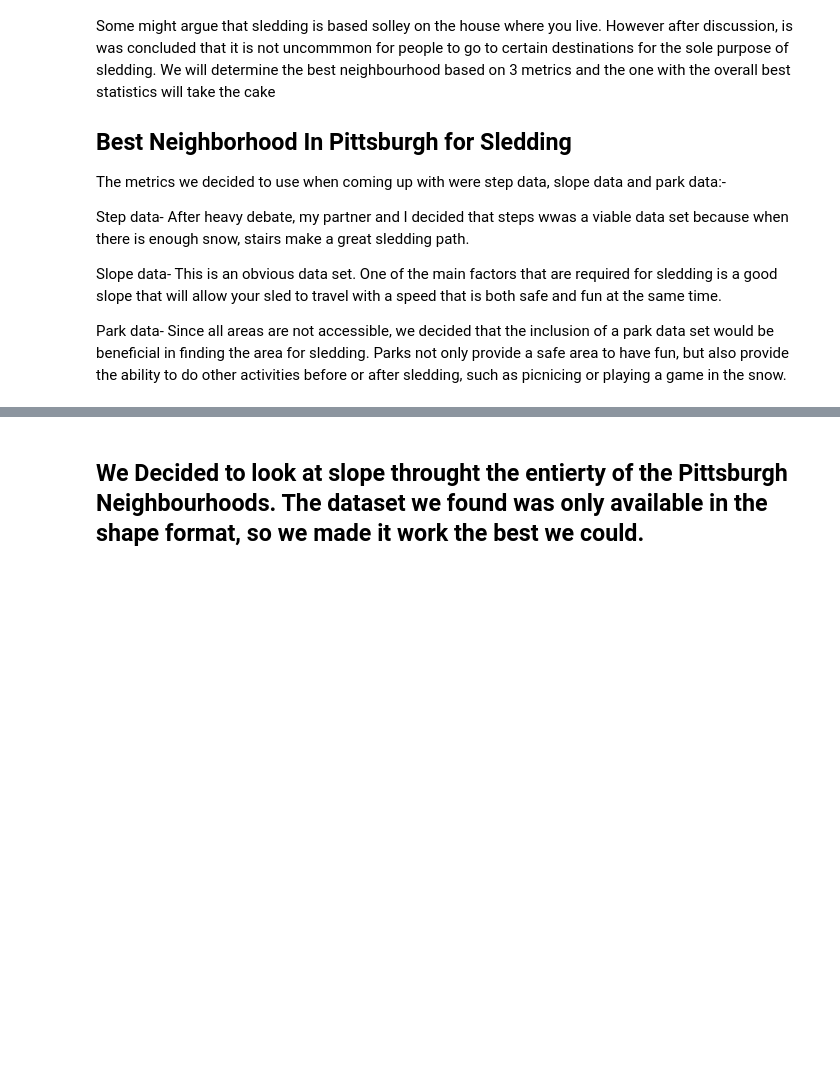
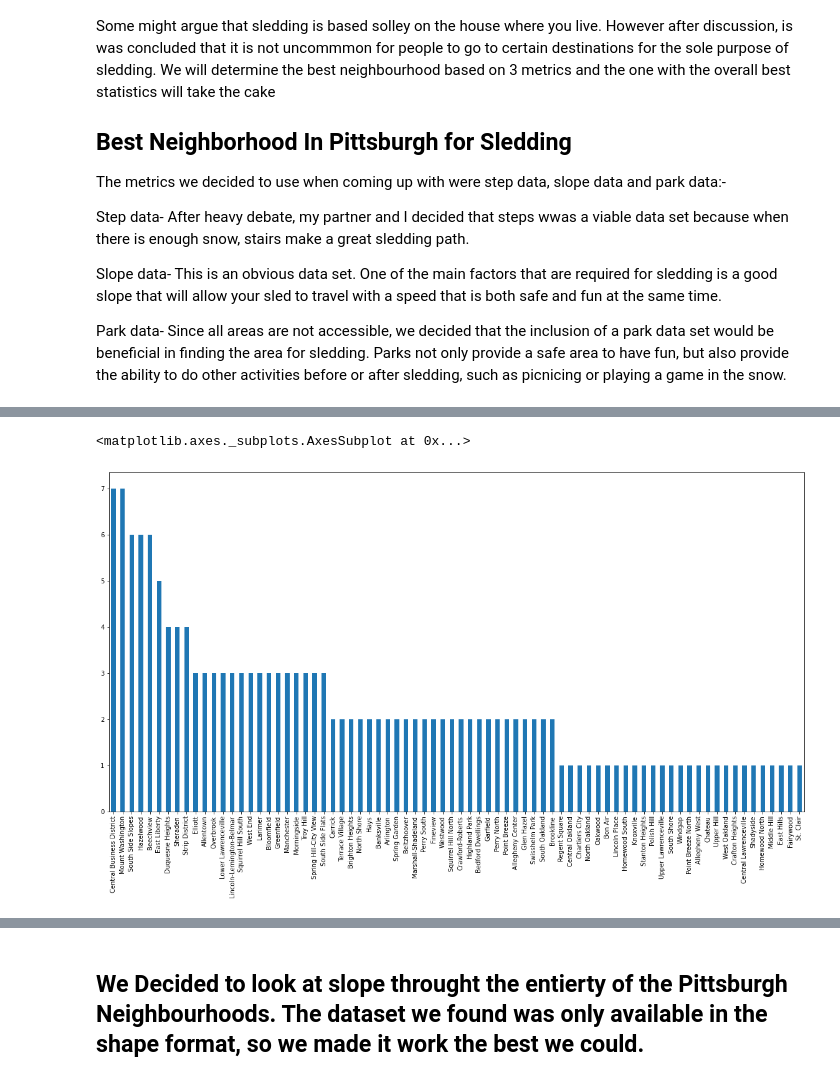
Before and after one commit to AimonFlaherty/CMPINF01-Final-Project, a Jupyter notebook: Final.ipynb, the cells around one changed output, grey strips where cells are left out. Cells and saved outputs as stored; diff of their text form; code cells hidden in the pictures; blank space fills up the shorter version.

```diff
--- a/Final.ipynb
+++ b/Final.ipynb
@@ -73,0 +43,13 @@ IndexError: list index out of range
+# %%
+#park_map.head()
+#neighborhoods_map.head()
+neighborhood_parks = geopandas.sjoin(park_map, neighborhoods_map, how = "inner", op = 'intersects')
+file = pd.DataFrame(neighborhood_parks)
+#pd.set_option('display.max_columns', None)
+#print(neighborhood_parks['hood'].value_counts())
+neighborhood_parks['hood'].value_counts().plot.bar(x = 'NeighborHoods', y = 'Count', figsize = (20,10))
+
+#neighborhood_parks.plot()
+# %% [output]
+<matplotlib.axes._subplots.AxesSubplot at 0x...>
+[figure, added]
```
Also changed, not shown: parts of 15 cells of this notebook.
